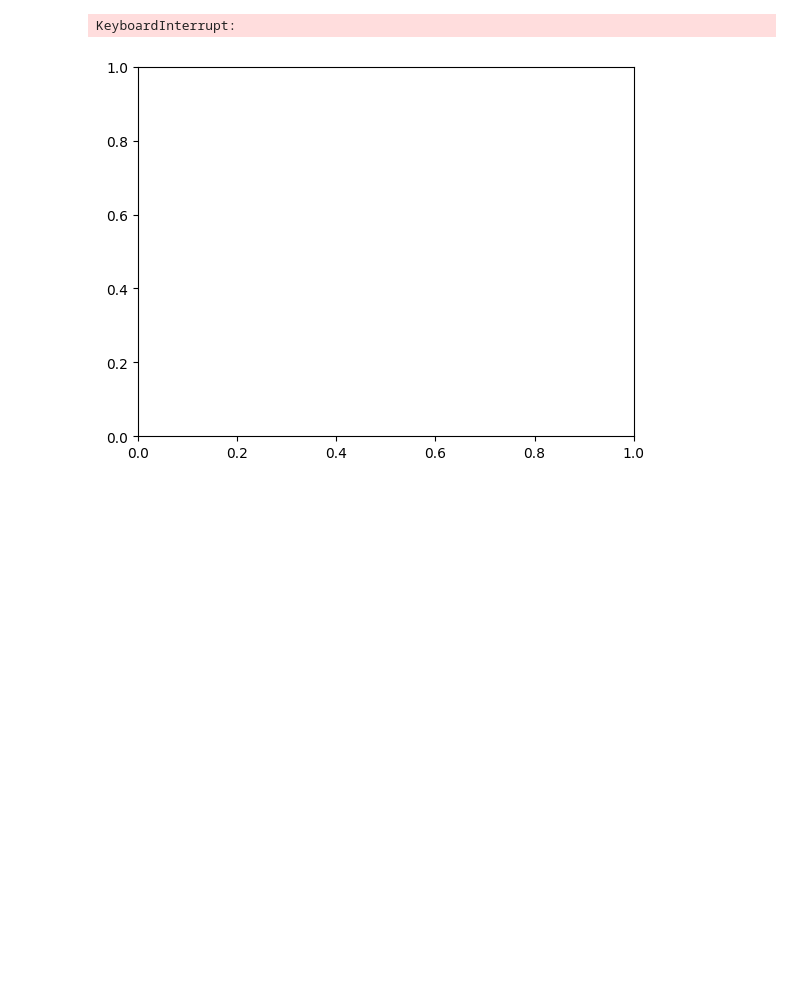
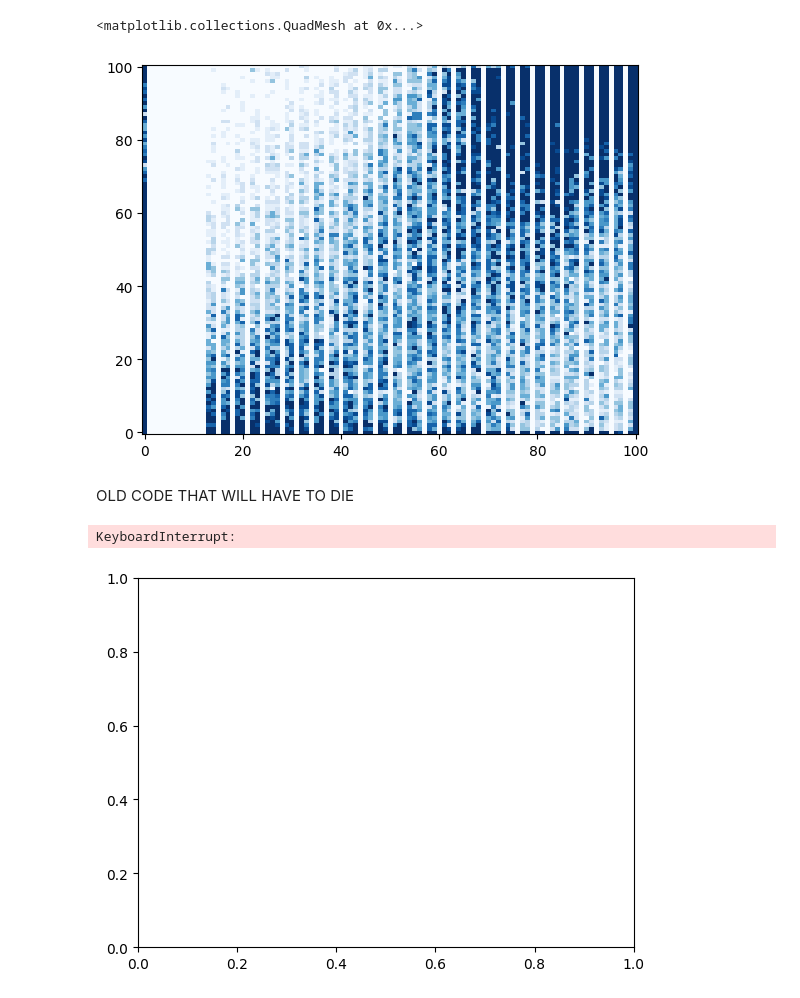
Before and after one commit to nicolaimpe/viirsnow, a Jupyter notebook: notebooks/scatter_plot.ipynb, the cells around one changed output. Saved outputs shown, nothing was run; the diff lists cells and outputs as text; code cells hidden in the pictures; blank space fills up the shorter version.

```diff
--- a/notebooks/scatter_plot.ipynb
+++ b/notebooks/scatter_plot.ipynb
@@ -1,3 +52,11 @@
+# %%
+reduced = nasa_pseudo_l3_metrics_ds.sel(ref_bins=slice(0,101)).sum(dim=('aspect_bins', 'time', 'forest_mask', 'sub_roi')).data_vars['n_occurrences']
+plt.pcolormesh(reduced.ref_bins, reduced.test_bins, reduced,vmin=0, vmax=10, cmap='Blues')
+# %% [output]
+<matplotlib.collections.QuadMesh at 0x...>
+[figure, added]
+# %% [markdown]
+OLD CODE THAT WILL HAVE TO DIE
 # %%
 import rasterio as rio
 import glob as glob
```
Also changed, not shown: parts of 5 cells of this notebook, 1 other file.
